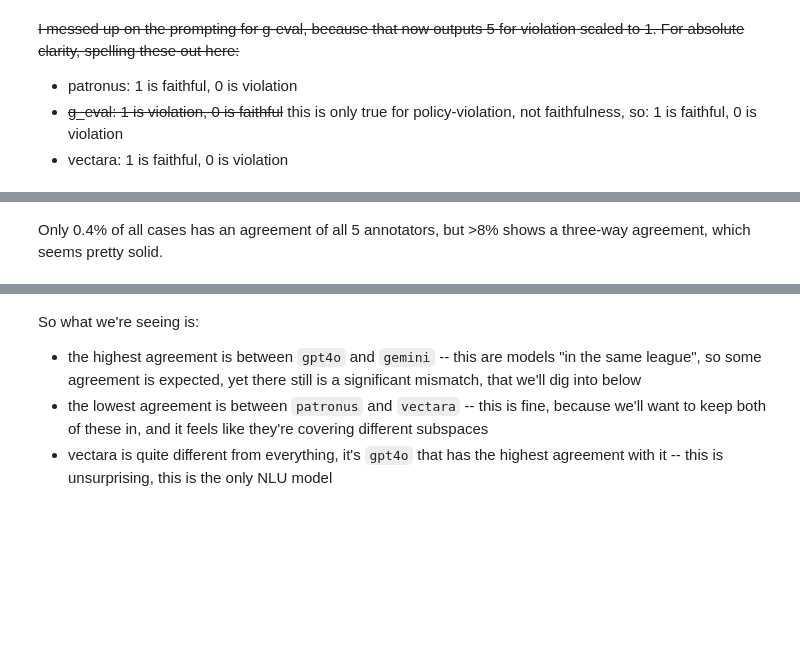
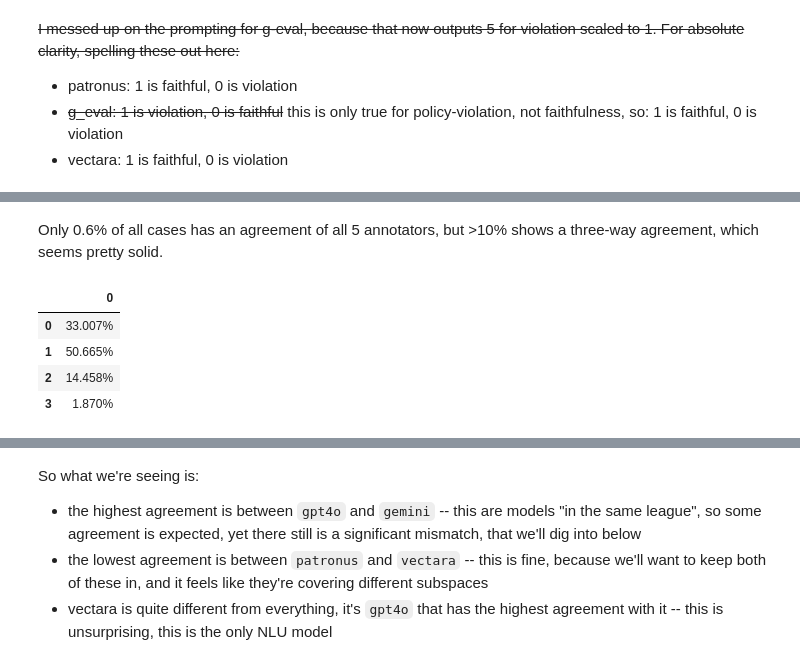
Before and after one commit to climatepolicyradar/document-qa-prototype, a Jupyter notebook: notebooks/faithfulness_experiment_analysis.ipynb, the cells around one changed output, grey strips where cells are left out. Cells and saved outputs as stored; diff of their text form; code cells hidden in the pictures; blank space fills up the shorter version.

Commit message:
data update

```diff
--- a/notebooks/faithfulness_experiment_analysis.ipynb
+++ b/notebooks/faithfulness_experiment_analysis.ipynb
@@ -156,2 +152,20 @@ _tmp.style.format("{:.3%}")
 # %% [markdown]
-Only 0.4% of all cases has an agreement of all 5 annotators, but >8% shows a three-way agreement, which seems pretty solid.
+Only 0.6% of all cases has an agreement of all 5 annotators, but >10% shows a three-way agreement, which seems pretty solid.
+# %%
+_tmp = pd.DataFrame(
+    evals[
+        ["g_eval-faithfulness_gemini",
+         "patronus_lynx-faithfulness",
+         "vectara-faithfulness"
+        ]
+    ].sum(axis=1).value_counts(normalize=True).sort_index()
+)
+
+_tmp.index = _tmp.index.astype(int)
+_tmp.style.format("{:.3%}")
+# %% [output]
+|  | 0 |
+| 0 | 33.007% |
+| 1 | 50.665% |
+| 2 | 14.458% |
+| 3 | 1.870% |
```
Also changed, not shown: parts of 24 cells of this notebook.
